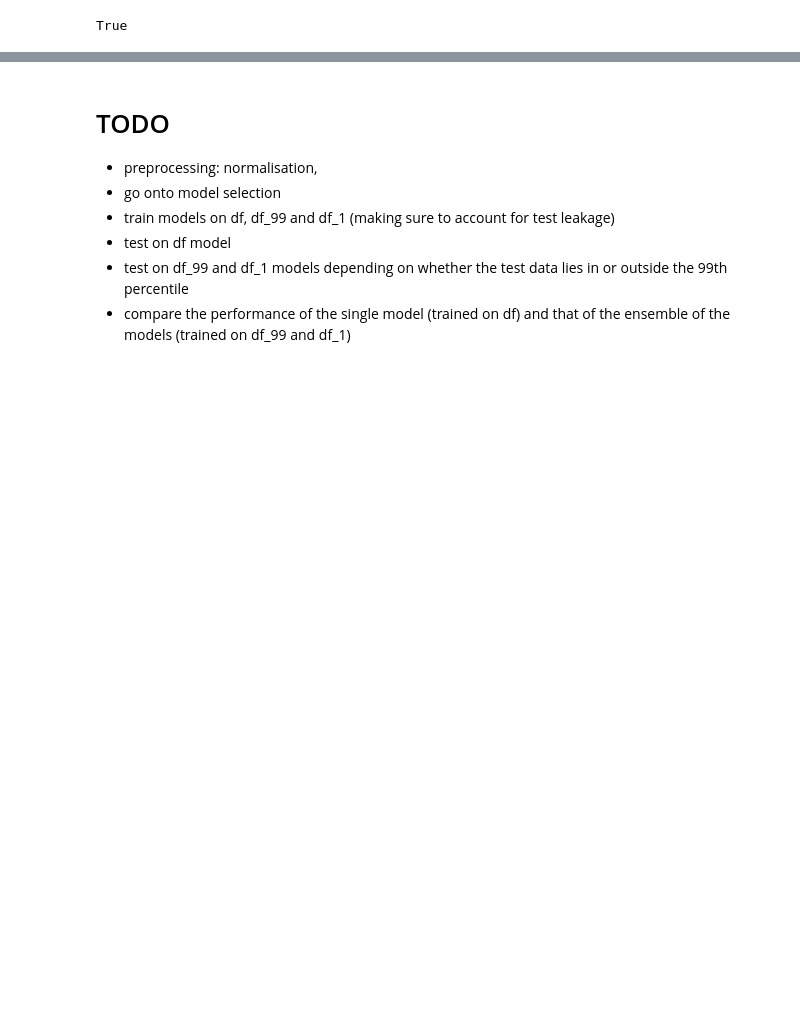
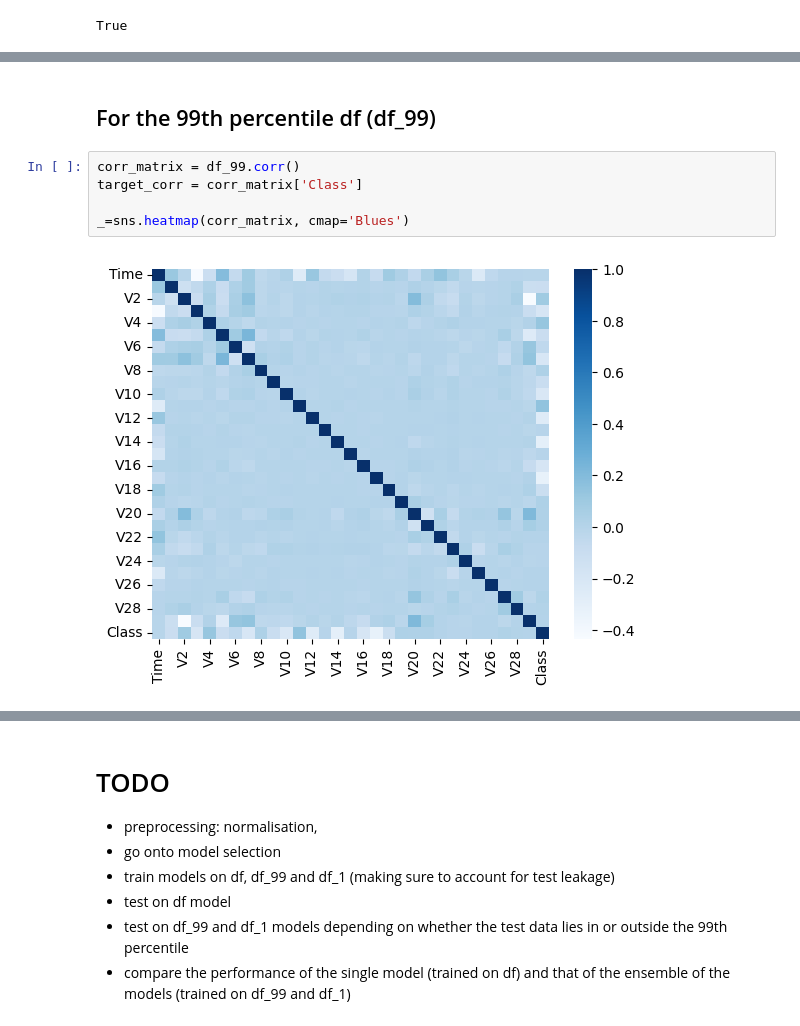
Before and after one commit to Tommy-McDonagh/Credit-Fraud, a Jupyter notebook: main.ipynb, the cells around one changed output, grey strips where cells are left out. Saved outputs shown, nothing was run; the diff lists cells and outputs as text; blank space fills up the shorter version.

```diff
--- a/main.ipynb
+++ b/main.ipynb
@@ -426,0 +488,9 @@ True
+# %% [markdown]
+## For the 99th percentile df (df_99)
+# %%
+corr_matrix = df_99.corr()
+target_corr = corr_matrix['Class']
+
+_=sns.heatmap(corr_matrix, cmap='Blues')
+# %% [output]
+[figure, added]
```
Also changed, not shown: parts of 29 cells of this notebook.
